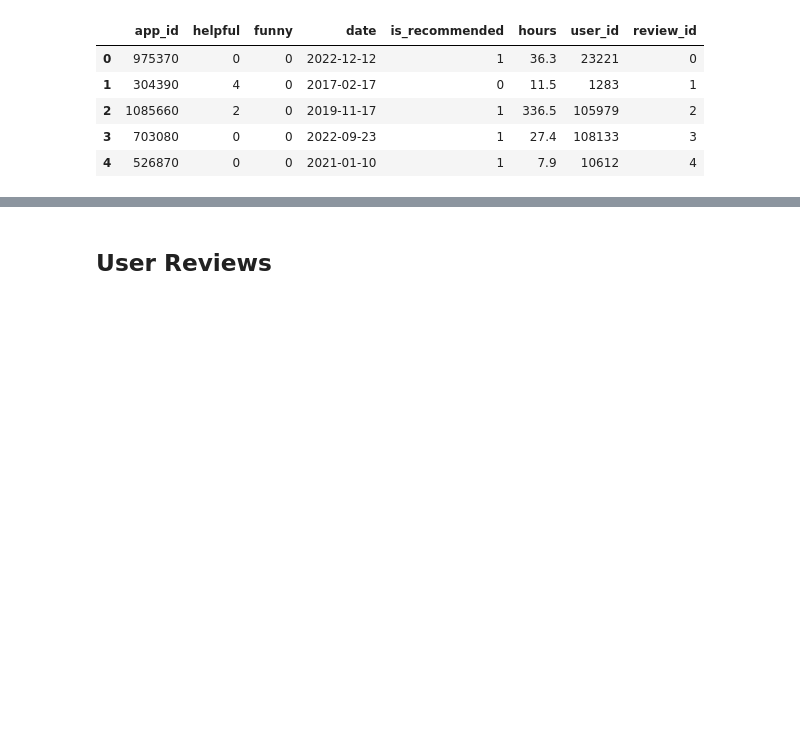
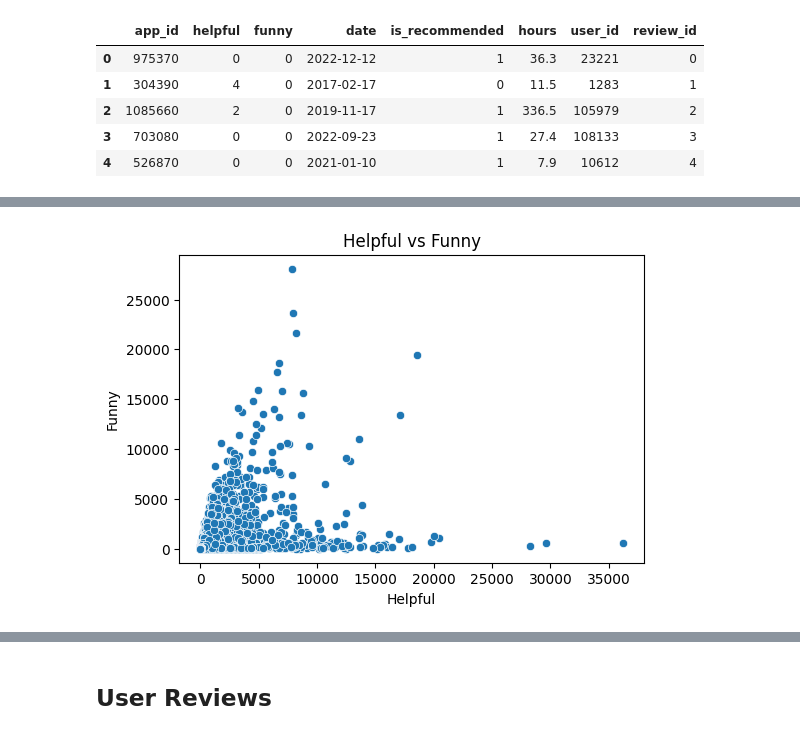
Before and after one commit to slvhuang/DL-Steam-Game-Recommender-System, a Jupyter notebook: 2_eda.ipynb, the cells around one changed output, grey strips where cells are left out. Saved outputs shown, nothing was run; the diff lists cells and outputs as text; code cells hidden in the pictures; blank space fills up the shorter version.

```diff
--- a/2_eda.ipynb
+++ b/2_eda.ipynb
@@ -200,0 +220,10 @@ reviews_df.head()
+# %%
+# helpful vs funny
+plt.figure(figsize=(6, 4))
+sns.scatterplot(data=reviews_df, x='helpful', y='funny')
+plt.title('Helpful vs Funny')
+plt.xlabel('Helpful')
+plt.ylabel('Funny')
+plt.show()
+# %% [output]
+[figure, added]
```
Also changed, not shown: parts of 9 cells of this notebook, 1 other file.
